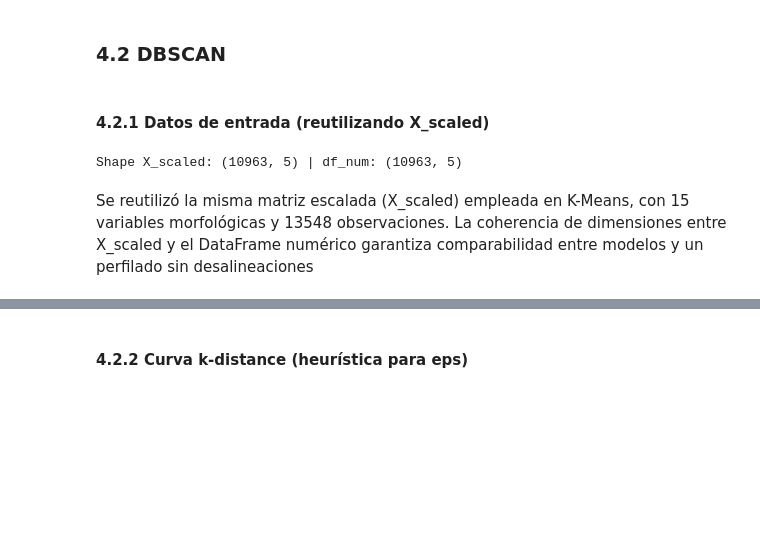
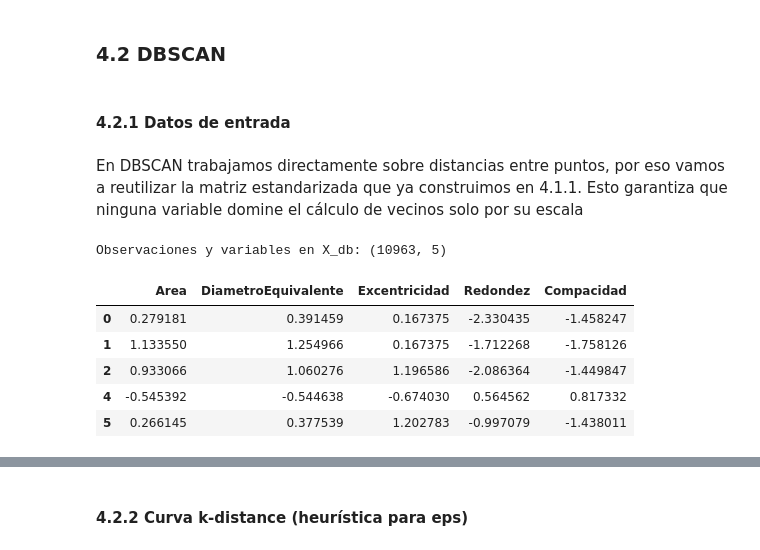
Before and after one commit to carvafel/Laboratorio-2, a Jupyter notebook: Lab2.ipynb, the cells around one changed output, grey strips where cells are left out. Saved outputs shown, nothing was run; the diff lists cells and outputs as text; code cells hidden in the pictures; blank space fills up the shorter version.

```diff
--- a/Lab2.ipynb
+++ b/Lab2.ipynb
@@ -912,25 +912,22 @@ En conclusión, el modelo K-Means con K=3 logra capturar tres perfiles bien dife
 # %% [markdown]
 ### 4.2 DBSCAN
 # %% [markdown]
-#### 4.2.1 Datos de entrada (reutilizando X_scaled)
+#### 4.2.1 Datos de entrada
-# %%
-import numpy as np
-import pandas as pd
-
-try:
-    X_scaled
-except NameError:
-    # Fallback: recrear X_scaled exactamente como se hizo en k-means
-    from sklearn.preprocessing import StandardScaler
-    X = df_clean[vars_modelo].copy()
-    scaler = StandardScaler()
-    X_scaled = scaler.fit_transform(X)
-    print("[Aviso] X_scaled no estaba en memoria; se reconstruyó con StandardScaler sobre df_imp[vars_modelo].")
-
-# DataFrame numérico alineado para perfilado posterior
-df_num = df_clean[vars_modelo].reset_index(drop=True).copy()
-print("Shape X_scaled:", X_scaled.shape, "| df_num:", df_num.shape)
-# %% [output]
-Shape X_scaled: (10963, 5) | df_num: (10963, 5)
-# %% [markdown]
-Se reutilizó la misma matriz escalada (X_scaled) empleada en K-Means, con 15 variables morfológicas y 13548 observaciones. La coherencia de dimensiones entre X_scaled y el DataFrame numérico garantiza comparabilidad entre modelos y un perfilado sin desalineaciones
+# %% [markdown]
+En DBSCAN trabajamos directamente sobre distancias entre puntos, por eso vamos a reutilizar la matriz estandarizada que ya construimos en 4.1.1. Esto garantiza que ninguna variable domine el cálculo de vecinos solo por su escala
+# %%
+import numpy as np
+import pandas as pd
+# Empaquetar X_scaled en un DataFrame para trazabilidad
+X_db = pd.DataFrame(X_scaled, columns=vars_modelo, index=df_clean.index)
+
+print("Observaciones y variables en X_db:", X_db.shape)
+display(X_db.head())
+# %% [output]
+Observaciones y variables en X_db: (10963, 5)
+|  | Area | DiametroEquivalente | Excentricidad | Redondez | Compacidad |
+| 0 | 0.279181 | 0.391459 | 0.167375 | -2.330435 | -1.458247 |
+| 1 | 1.133550 | 1.254966 | 0.167375 | -1.712268 | -1.758126 |
+| 2 | 0.933066 | 1.060276 | 1.196586 | -2.086364 | -1.449847 |
+| 4 | -0.545392 | -0.544638 | -0.674030 | 0.564562 | 0.817332 |
+| 5 | 0.266145 | 0.377539 | 1.202783 | -0.997079 | -1.438011 |
```
Also changed, not shown: parts of 18 cells of this notebook, 2 other files.
